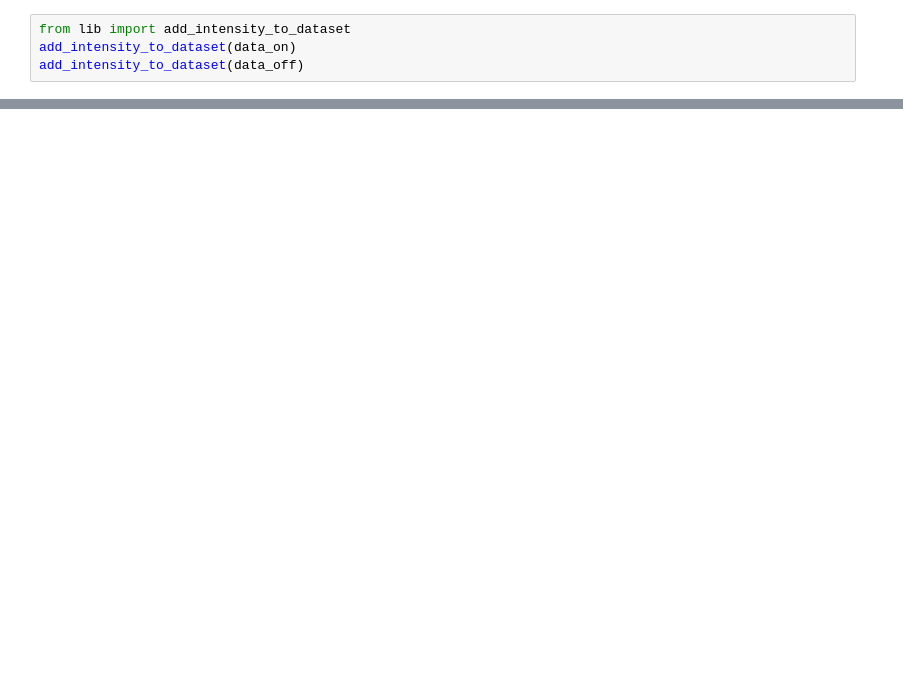
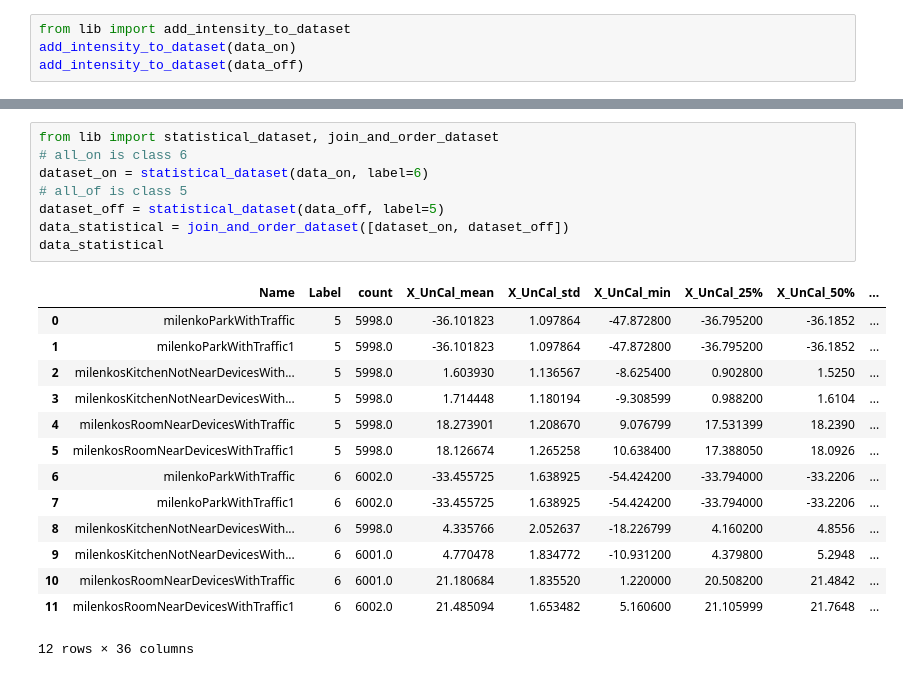
Before and after one commit to magnetometer-identification/DataAnalysis, a Jupyter notebook: notebooks/3_0-mt-generate-full-fourier-statistical-dataset.ipynb, the cells around one changed output, grey strips where cells are left out. Drawn from its saved outputs; the diff is of its cells as text; blank space fills up the shorter version.

```diff
--- a/notebooks/3_0-mt-generate-full-fourier-statistical-dataset.ipynb
+++ b/notebooks/3_0-mt-generate-full-fourier-statistical-dataset.ipynb
@@ -94,0 +81,23 @@ save_dataset(data_fourier, dataset_target_path, dataset_name = 'fourier', metada
+# %%
+from lib import statistical_dataset, join_and_order_dataset
+# all_on is class 6
+dataset_on = statistical_dataset(data_on, label=6)
+# all_of is class 5
+dataset_off = statistical_dataset(data_off, label=5)
+data_statistical = join_and_order_dataset([dataset_on, dataset_off])
+data_statistical
+# %% [output]
+|  | Name | Label | count | X_UnCal_mean | X_UnCal_std | X_UnCal_min | X_UnCal_25% | X_UnCal_50% | ... |
+| 0 | milenkoParkWithTraffic | 5 | 5998.0 | -36.101823 | 1.097864 | -47.872800 | -36.795200 | -36.1852 | ... |
+| 1 | milenkoParkWithTraffic1 | 5 | 5998.0 | -36.101823 | 1.097864 | -47.872800 | -36.795200 | -36.1852 | ... |
+| 2 | milenkosKitchenNotNearDevicesWith... | 5 | 5998.0 | 1.603930 | 1.136567 | -8.625400 | 0.902800 | 1.5250 | ... |
+| 3 | milenkosKitchenNotNearDevicesWith... | 5 | 5998.0 | 1.714448 | 1.180194 | -9.308599 | 0.988200 | 1.6104 | ... |
+| 4 | milenkosRoomNearDevicesWithTraffic | 5 | 5998.0 | 18.273901 | 1.208670 | 9.076799 | 17.531399 | 18.2390 | ... |
+| 5 | milenkosRoomNearDevicesWithTraffic1 | 5 | 5998.0 | 18.126674 | 1.265258 | 10.638400 | 17.388050 | 18.0926 | ... |
+| 6 | milenkoParkWithTraffic | 6 | 6002.0 | -33.455725 | 1.638925 | -54.424200 | -33.794000 | -33.2206 | ... |
+| 7 | milenkoParkWithTraffic1 | 6 | 6002.0 | -33.455725 | 1.638925 | -54.424200 | -33.794000 | -33.2206 | ... |
+| 8 | milenkosKitchenNotNearDevicesWith... | 6 | 5998.0 | 4.335766 | 2.052637 | -18.226799 | 4.160200 | 4.8556 | ... |
+| 9 | milenkosKitchenNotNearDevicesWith... | 6 | 6001.0 | 4.770478 | 1.834772 | -10.931200 | 4.379800 | 5.2948 | ... |
+| 10 | milenkosRoomNearDevicesWithTraffic | 6 | 6001.0 | 21.180684 | 1.835520 | 1.220000 | 20.508200 | 21.4842 | ... |
+| 11 | milenkosRoomNearDevicesWithTraffic1 | 6 | 6002.0 | 21.485094 | 1.653482 | 5.160600 | 21.105999 | 21.7648 | ... |
+12 rows × 36 columns
```
Also changed, not shown: parts of 10 cells of this notebook, 3 other files.
